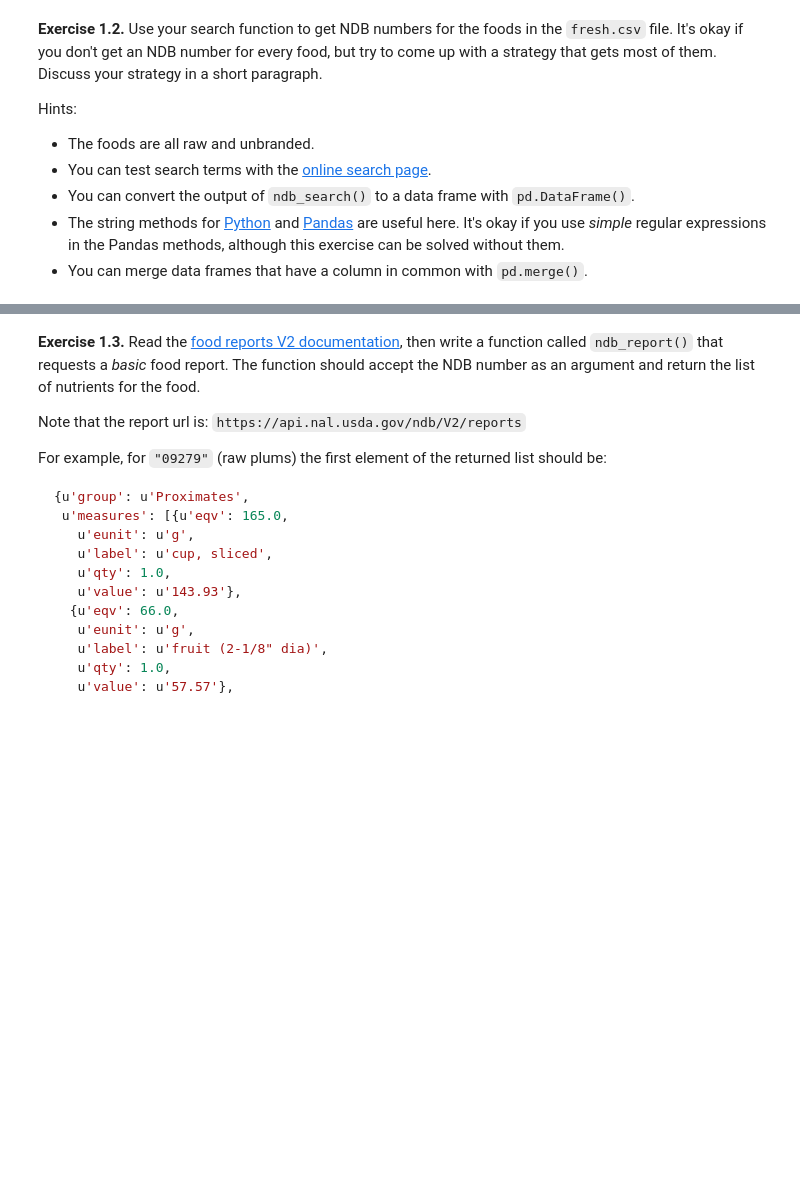
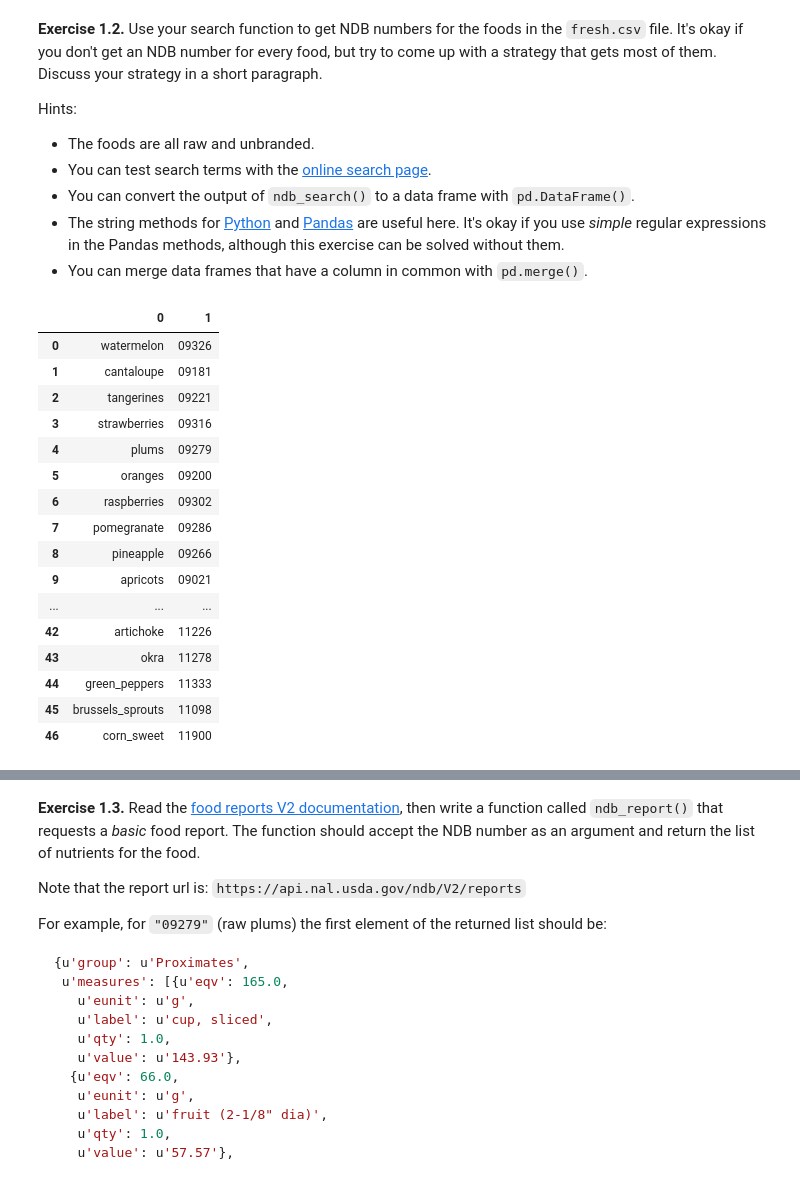
Before and after one commit to jiahtan/STA141B, a Jupyter notebook: HW4/assignment4.ipynb, the cells around one changed output, grey strips where cells are left out. Cells and saved outputs as stored; diff of their text form; code cells hidden in the pictures; blank space fills up the shorter version.

```diff
--- a/HW4/assignment4.ipynb
+++ b/HW4/assignment4.ipynb
@@ -66,3 +109,102 @@ Hints:
 * You can convert the output of `ndb_search()` to a data frame with `pd.DataFrame()`.
 * The string methods for [Python](https://docs.python.org/2/library/stdtypes.html#string-methods) and [Pandas](http://pandas.pydata.org/pandas-docs/stable/text.html#method-summary) are useful here. It's okay if you use _simple_ regular expressions in the Pandas methods, although this exercise can be solved without them.
 * You can merge data frames that have a column in common with `pd.merge()`.
+# %%
+import pandas as pd
+import re
+#Read in fresh csv and extract foodNames
+fresh = pd.read_csv('fresh.csv')
+# %%
+foodNames = fresh['food'].str.replace('_', ' ')
+foodNames = foodNames.drop_duplicates()
+
+#Find all raw food
+foodDF = [pd.DataFrame(nbd_search(name)) for name in foodNames + ', raw']
+
+result = pd.concat(foodDF)
+#Locate only Fruit and Veggies
+result = result.loc[result['group'].isin(['Fruits and Fruit Juices', 'Vegetables and Vegetable Products'])]
+result = result.drop_duplicates(subset = ['group','name','ndbno'])
+
+#Convert all names to lower case
+result['name'] = result['name'].str.lower()
+# %%
+#List to store the search results
+df = []
+#For each name in the food list
+foodForm = fresh[["form","food"]]
+for index, row in foodForm.iterrows():
+    #Replace all the _ in the name of food
+    searchName = row['food'].replace('_',' ')
+
+    #For any string with es or s in the end, remove those.
+    if any(x in searchName[-2:]for x in ['es','s']):
+        searchName = re.sub(r"(es)|(s)$", "", searchName)
+    #Remove the fresh, 1, and comma in form, strip leading and trailing spaces, and concat the food to the front of the description.
+    if( re.sub("(Fresh)|(1)|(,)|"+row["food"], '', row['form']).strip() != ''):
+        searchName = searchName + ', ' + re.sub("(Fresh)|(1)|(,)|"+row["food"], '', row['form']).strip()
+
+    #Search for food name and raw element with any item in between.
+    pattern = r'('+searchName+')(:?[a-z]*)(?:[(a-z )]?(, )?)*(raw)'
+
+    #Find the pattern in food names
+    search = result[result['name'].str.contains(pattern)][["name","ndbno"]]
+
+    #Add to final results for values only returning 1 search result.
+    if len(search) == 1:
+        df.append([row['food'], search['ndbno'].values[0]])
+
+    #When more than one search result come up, take the item that contains all locations, else take the first result.
+    #Since first result is the most relevant.
+    elif len(search) > 1:
+        ifAll = search['name'].str.contains('all')
+        if sum(ifAll) >= 1:
+            df.append([row['food'],search[ifAll].values[0][1]])
+        else:
+            df.append([row['food'], search['ndbno'].values[0]])
+    #For searches that cannot be found
+    else :
+        #Look at only two word searches
+        if len(row['food'].split("_")) != 1 :
+            #The two terms
+            a, b = row['food'].split("_")
+            #Check if result can be located by the second search term
+            tmp = result[result['name'].str.contains(b)]
+            #Single result, add to final results
+            if(len(tmp) == 1):
+                df.append([row['food'], tmp['ndbno'].values[0]])
+            #When more than 1 result show up
+            else:
+                #Look for the result that also contain the other term and get the ndbno values
+                val = tmp[tmp['name'].str.contains(a)]['ndbno'].values
+                #If no result show up for using the second search term, use the first search term instead.
+                if len(val) == 0:
+                    tmp = result[result['name'].str.contains(a)]
+                    #Single result add, more than one result take the first result that contain the left out term.
+                    if(len(tmp) == 1):
+                        df.append([row['food'], tmp['ndbno'].values[0]])
+                    else:
+                        df.append([row['food'], tmp[tmp['name'].str.contains(b)]['ndbno'].values[0]])
+                #Add the first result that contain the leftout term.
+                else:
+                    df.append([row['food'], val[0]])
+
+pd.DataFrame(df)
+# %% [output]
+|  | 0 | 1 |
+| 0 | watermelon | 09326 |
+| 1 | cantaloupe | 09181 |
+| 2 | tangerines | 09221 |
+| 3 | strawberries | 09316 |
+| 4 | plums | 09279 |
+| 5 | oranges | 09200 |
+| 6 | raspberries | 09302 |
+| 7 | pomegranate | 09286 |
+| 8 | pineapple | 09266 |
+| 9 | apricots | 09021 |
+| ... | ... | ... |
+| 42 | artichoke | 11226 |
+| 43 | okra | 11278 |
+| 44 | green_peppers | 11333 |
+| 45 | brussels_sprouts | 11098 |
+| 46 | corn_sweet | 11900 |
```
Also changed, not shown: parts of 4 cells of this notebook, 1 other file.
